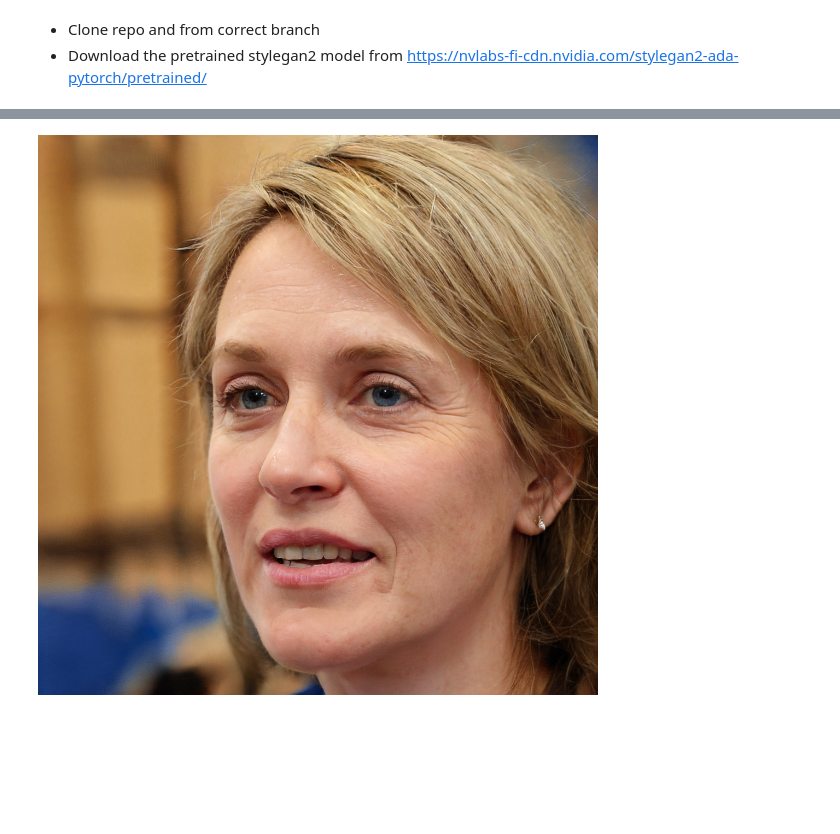
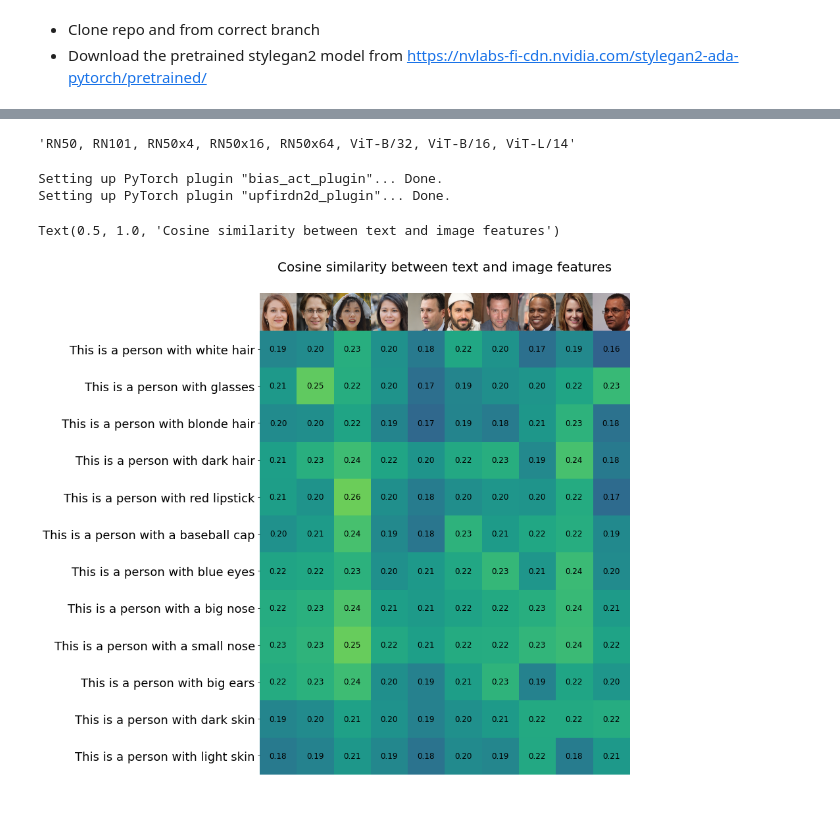
Before and after one commit to IVRL/LELSD, a Jupyter notebook: notebooks/experiment1.ipynb, the cells around one changed output, grey strips where cells are left out. Cells and saved outputs as stored; diff of their text form; code cells hidden in the pictures; blank space fills up the shorter version.

```diff
--- a/notebooks/experiment1.ipynb
+++ b/notebooks/experiment1.ipynb
@@ -64,6 +64,12 @@ from lelsd import LELSD
+# %%
+", ".join(clip.available_models())
+# %% [output]
+'RN50, RN101, RN50x4, RN50x16, RN50x64, ViT-B/32, ViT-B/16, ViT-L/14'
 # %%
 device = torch.device('cuda')
 
 exp_dir = "out"
 G2 = models.get_model("stylegan2", "pretrained/stylegan2/ffhq.pkl")
 sample_generator = StyleGAN2SampleGenerator(G=G2, device=device)
+clip_model, preprocess = clip.load("ViT-B/32")
+_ = clip_model.cuda().eval()
@@ -73,6 +76,47 @@ batch_data = sample_generator.generate_batch(seed, return_image=True, batch_size
-# %%
-batch_data["image"][0]
-# %% [output]
-[figure, removed]
+# %%
+def get_similarity(original_images, descs):
+
+  images = [preprocess(img) for img in original_images]
+  image_input = torch.tensor(np.stack(images)).cuda()
+
+  texts = ["This is a person with " + desc for desc in descs]
+  text_tokens = clip.tokenize(texts).cuda()
+
+  with torch.no_grad():
+    image_features = clip_model.encode_image(image_input).float()
+    text_features = clip_model.encode_text(text_tokens).float()
+  image_features /= image_features.norm(dim=-1, keepdim=True)
+  text_features /= text_features.norm(dim=-1, keepdim=True)
+
+  similarity = text_features.cpu().numpy() @ image_features.cpu().numpy().T
+
+  plt.figure(figsize=(20, 15))
+  plt.imshow(similarity, vmin=0.1, vmax=0.3)
+  plt.yticks(range(len(texts)), texts, fontsize=18)
+  plt.xticks([])
+  for i, image in enumerate(original_images):
+      plt.imshow(image, extent=(i - 0.5, i + 0.5, -1.5, -0.5), origin="lower", )
+  for x in range(similarity.shape[1]):
+      for y in range(similarity.shape[0]):
+          plt.text(x, y, f"{similarity[y, x]:.2f}", ha="center", va="center", size=12)
+
+  for side in ["left", "top", "right", "bottom"]:
+    plt.gca().spines[side].set_visible(False)
+
+  plt.xlim([-0.5, batch_size - 0.5])
+  plt.ylim([len(texts) + 0.5, -2])
+
+  return plt.title("Cosine similarity between text and image features", size=20)
+# %%
+seed = 0
+batch_size = 10
+batch_data = sample_generator.generate_batch(seed, return_image=True, batch_size=batch_size)
+descs = ["white hair", "glasses", "blonde hair", "dark hair", "red lipstick", "a baseball cap", "blue eyes", "a big nose", "a small nose", "big ears", "dark skin", "light skin"]
+get_similarity(batch_data["image"], descs)
+# %% [output]
+Setting up PyTorch plugin "bias_act_plugin"... Done.
+Setting up PyTorch plugin "upfirdn2d_plugin"... Done.
+Text(0.5, 1.0, 'Cosine similarity between text and image features')
+[figure, added]
 # %%
 ws = batch_data["ws"]
```
Also changed, not shown: parts of 11 cells of this notebook.
